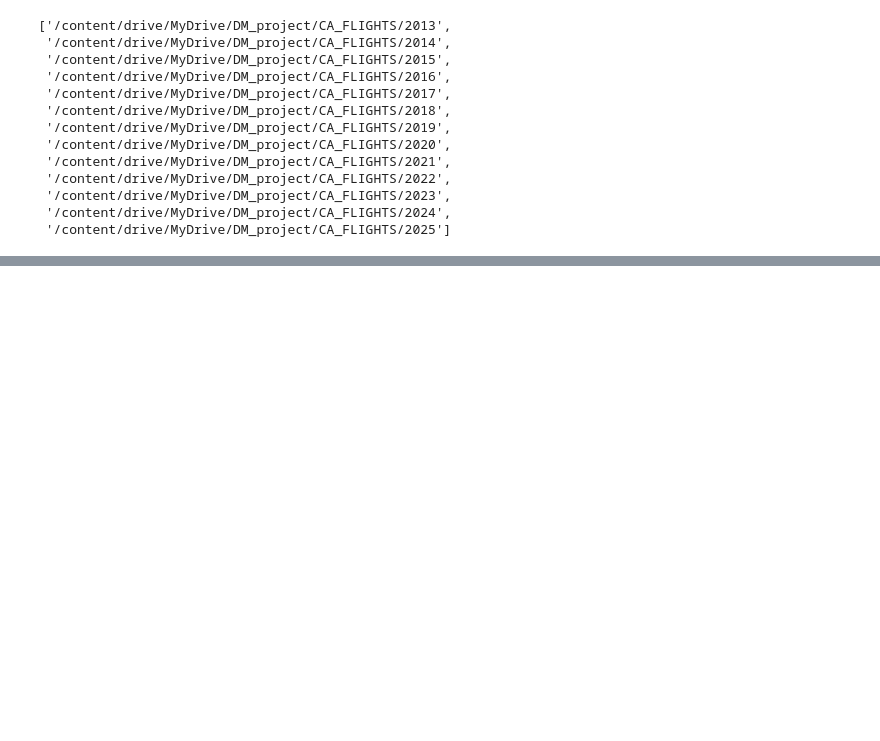
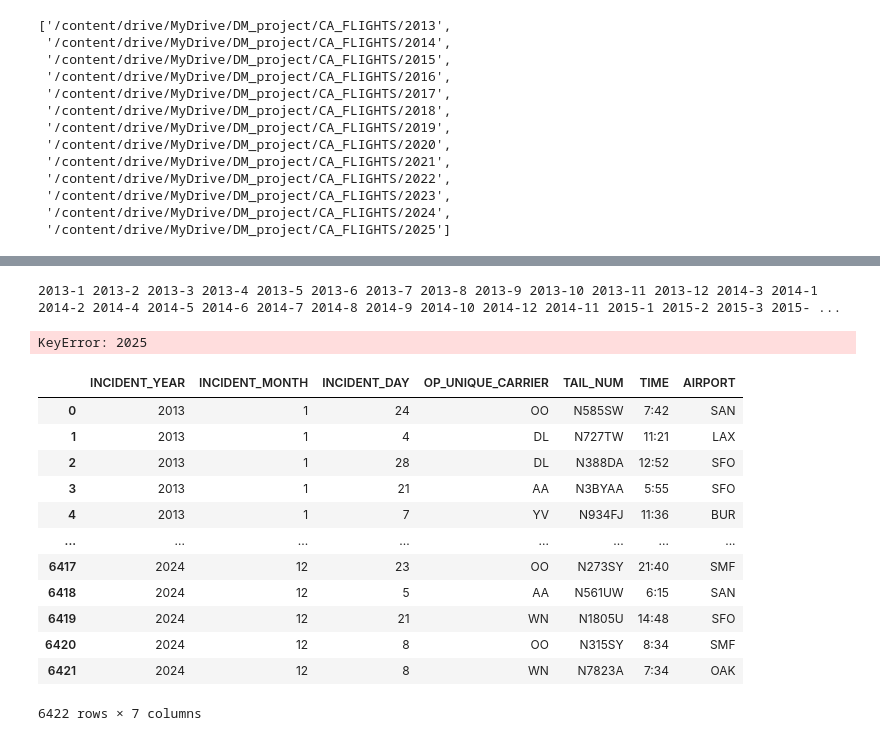
Before and after one commit to hj-22/2025-1-DM_Proj, a Jupyter notebook: process_negative_samples.ipynb, the cells around one changed output, grey strips where cells are left out. Saved outputs shown, nothing was run; the diff lists cells and outputs as text; code cells hidden in the pictures; blank space fills up the shorter version.

```diff
--- a/process_negative_samples.ipynb
+++ b/process_negative_samples.ipynb
@@ -46,0 +212,4 @@ for year in path_dict.keys():
+# %%
+cnts_new = [list(x.values()) for x in list(cnts2.values())]
+total_cnts = sum(list(map(sum, cnts_new)))
+cnts_new2 = [[x/total_cnts for x in y] for y in cnts_new]
@@ -46,0 +233,25 @@ for year in path_dict.keys():
+# %%
+def process_negative_df(df, year, month, seed=2025):
+  # sampling index 가져오기
+  random.seed(seed)
+  n_sample = num_sample_per_year_month[year][month]
+
+  # sampling
+  df = df.dropna()
+  df.reset_index(drop=True, inplace=True)
+  idx = random.sample(list(range(len(df))), n_sample)
+  new_df = df.loc[idx,]
+  new_df.reset_index(drop=True, inplace=True)
+
+  # TIME 처리
+  new_df["TIME"] = new_df.index.map(lambda i: new_df.loc[i,"DEP_TIME"] if new_df.loc[i, "ORIGIN_STATE_ABR"]=="CA" else new_df.loc[i,"ARR_TIME"])
+  new_df["TIME"] = new_df['TIME'].apply(lambda x: str(int(x))[:-2]+":"+str(int(x))[-2:])
+
+  # AIRPORT
+  new_df["AIRPORT"] = new_df.index.map(lambda i: new_df.loc[i, "ORIGIN"] if new_df.loc[i, "ORIGIN_STATE_ABR"]=="CA" else new_df.loc[i, "DEST"])
+
+  # column 이름 변경 및 필요없는 행 drop
+  new_df.rename(columns={"YEAR":"INCIDENT_YEAR", "MONTH":"INCIDENT_MONTH", "DAY_OF_MONTH":"INCIDENT_DAY"}, inplace=True)
+  new_df.drop(["ORIGIN_STATE_ABR", "DEST_STATE_ABR", "DEP_TIME", "ARR_TIME", "ORIGIN", "DEST"], axis=1, inplace=True)
+
+  return new_df
@@ -46,0 +265,31 @@ for year in path_dict.keys():
+# %%
+result_df = pd.DataFrame(columns=list(new_feb2020.columns))
+for year in path_dict.keys():
+  for path in path_dict[year]:
+    zip_file = ZipFile(path)
+    for f in zip_file.infolist():
+      temp = pd.read_csv(zip_file.open(f))
+    year = temp.loc[0,"YEAR"].item()
+    month = temp.loc[0,"MONTH"].item()
+    print(str(year)+"-"+str(month), end=" ")
+    new_temp = process_negative_df(temp, year, month)
+    result_df = pd.concat([result_df, new_temp], ignore_index=True)
+# %% [output]
+2013-1 2013-2 2013-3 2013-4 2013-5 2013-6 2013-7 2013-8 2013-9 2013-10 2013-11 2013-12 2014-3 2014-1 2014-2 2014-4 2014-5 2014-6 2014-7 2014-8 2014-9 2014-10 2014-12 2014-11 2015-1 2015-2 2015-3 2015- ...
+KeyError: 2025
+# %%
+result_df
+# %% [output]
+|  | INCIDENT_YEAR | INCIDENT_MONTH | INCIDENT_DAY | OP_UNIQUE_CARRIER | TAIL_NUM | TIME | AIRPORT |
+| 0 | 2013 | 1 | 24 | OO | N585SW | 7:42 | SAN |
+| 1 | 2013 | 1 | 4 | DL | N727TW | 11:21 | LAX |
+| 2 | 2013 | 1 | 28 | DL | N388DA | 12:52 | SFO |
+| 3 | 2013 | 1 | 21 | AA | N3BYAA | 5:55 | SFO |
+| 4 | 2013 | 1 | 7 | YV | N934FJ | 11:36 | BUR |
+| ... | ... | ... | ... | ... | ... | ... | ... |
+| 6417 | 2024 | 12 | 23 | OO | N273SY | 21:40 | SMF |
+| 6418 | 2024 | 12 | 5 | AA | N561UW | 6:15 | SAN |
+| 6419 | 2024 | 12 | 21 | WN | N1805U | 14:48 | SFO |
+| 6420 | 2024 | 12 | 8 | OO | N315SY | 8:34 | SMF |
+| 6421 | 2024 | 12 | 8 | WN | N7823A | 7:34 | OAK |
+6422 rows × 7 columns
```
Also changed, not shown: parts of 7 cells of this notebook.
